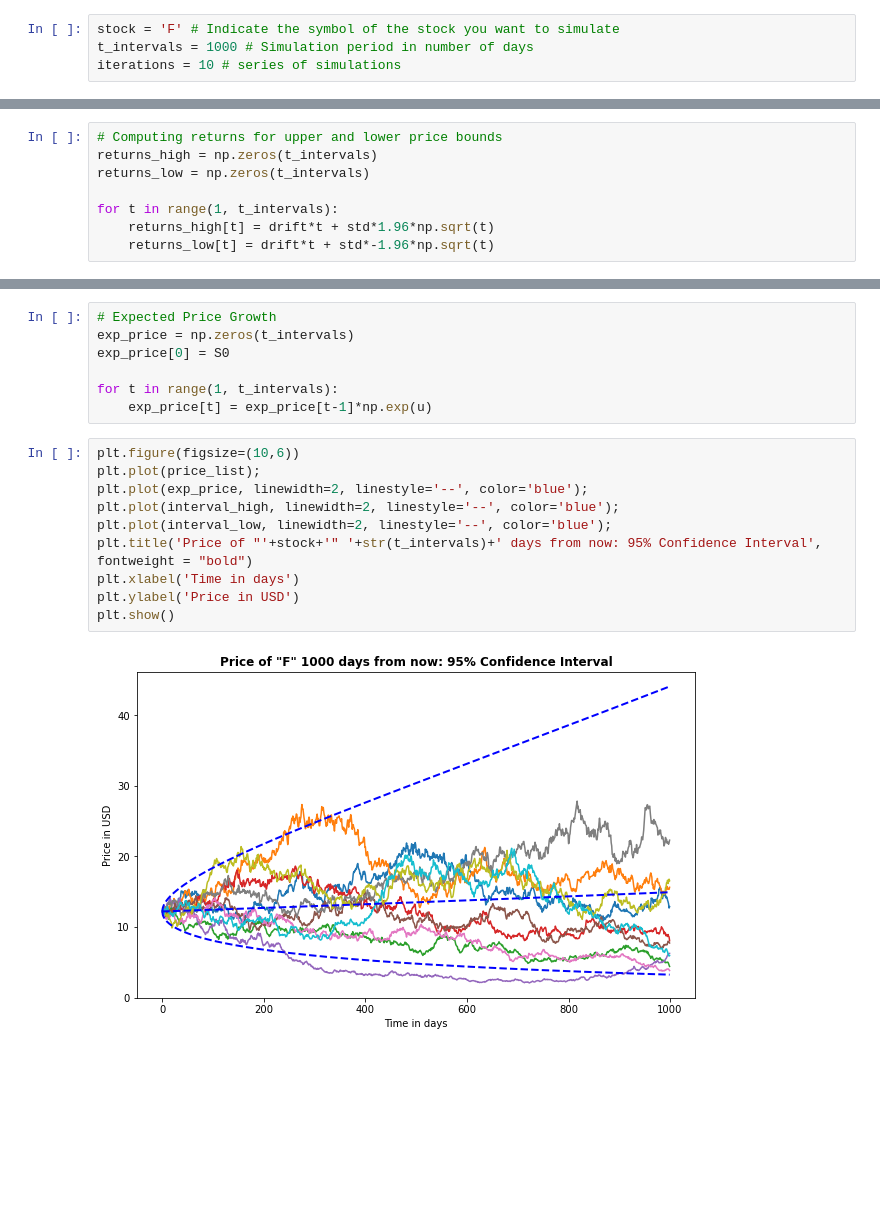
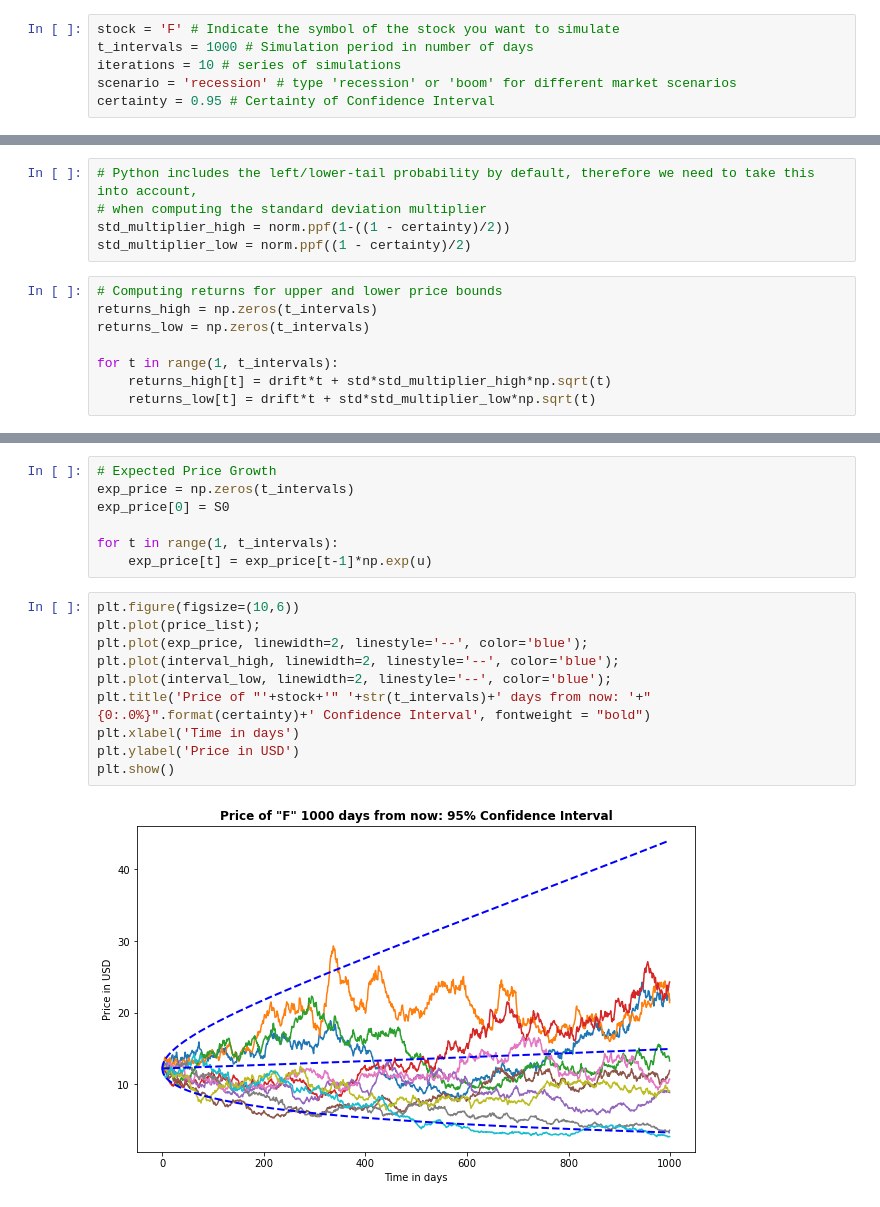
Before and after one commit to yasinfahmy/Finance-For-Engineers, a Jupyter notebook: Monte-Carlo-Simulation/Forecasting Stock Prices.ipynb, the cells around one changed output, grey strips where cells are left out. Cells and saved outputs as stored; diff of their text form; blank space fills up the shorter version.

Commit message:
Added certainty as a parameter

```diff
--- a/Monte-Carlo-Simulation/Forecasting Stock Prices.ipynb
+++ b/Monte-Carlo-Simulation/Forecasting Stock Prices.ipynb
@@ -42,6 +42,8 @@ np.set_printoptions(threshold=5)
 stock = 'F' # Indicate the symbol of the stock you want to simulate
 t_intervals = 1000 # Simulation period in number of days
 iterations = 10 # series of simulations
+scenario = 'recession' # type 'recession' or 'boom' for different market scenarios
+certainty = 0.95 # Certainty of Confidence Interval
 # %% [markdown]
 ## Fetch historical stock price data
 # %%
@@ -236,14 +238,19 @@ array([[12.18999958, 12.18999958, 12.18999958, ..., 12.18999958,
 ## Confidence Interval and Expected Return
 # %% [markdown]
 Calculate confidence interval [1.96 and -1.96 standard deviation of its mean] with 95% certainty
+# %%
+# Python includes the left/lower-tail probability by default, therefore we need to take this into account,
+# when computing the standard deviation multiplier
+std_multiplier_high = norm.ppf(1-((1 - certainty)/2))
+std_multiplier_low = norm.ppf((1 - certainty)/2)
 # %%
 # Computing returns for upper and lower price bounds
 returns_high = np.zeros(t_intervals)
 returns_low = np.zeros(t_intervals)
 
 for t in range(1, t_intervals):
-    returns_high[t] = drift*t + std*1.96*np.sqrt(t)
-    returns_low[t] = drift*t + std*-1.96*np.sqrt(t)
+    returns_high[t] = drift*t + std*std_multiplier_high*np.sqrt(t)
+    returns_low[t] = drift*t + std*std_multiplier_low*np.sqrt(t)
 # %%
 # Computing upper and lower price bounds
 interval_high = np.zeros_like(returns_high)
@@ -264,15 +271,15 @@ for t in range(1, t_intervals):
 # %%
 plt.figure(figsize=(10,6))
 plt.plot(price_list);
 plt.plot(exp_price, linewidth=2, linestyle='--', color='blue');
 plt.plot(interval_high, linewidth=2, linestyle='--', color='blue');
 plt.plot(interval_low, linewidth=2, linestyle='--', color='blue');
-plt.title('Price of "'+stock+'" '+str(t_intervals)+' days from now: 95% Confidence Interval', fontweight = "bold")
+plt.title('Price of "'+stock+'" '+str(t_intervals)+' days from now: '+"{0:.0%}".format(certainty)+' Confidence Interval', fontweight = "bold")
 plt.xlabel('Time in days')
 plt.ylabel('Price in USD')
 plt.show()
 # %% [output]
-[figure, old version]
+[figure, new version]
 # %%
 # Upper Bound Price at end of period
 interval_high[-1]
```
Also changed, not shown: parts of 7 cells of this notebook.
